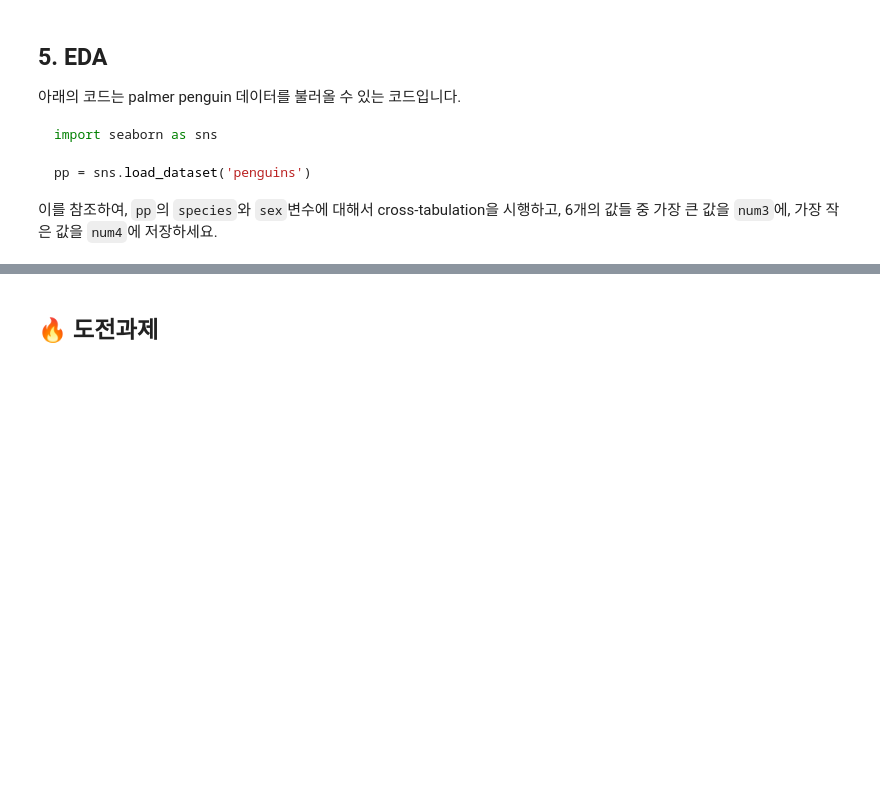
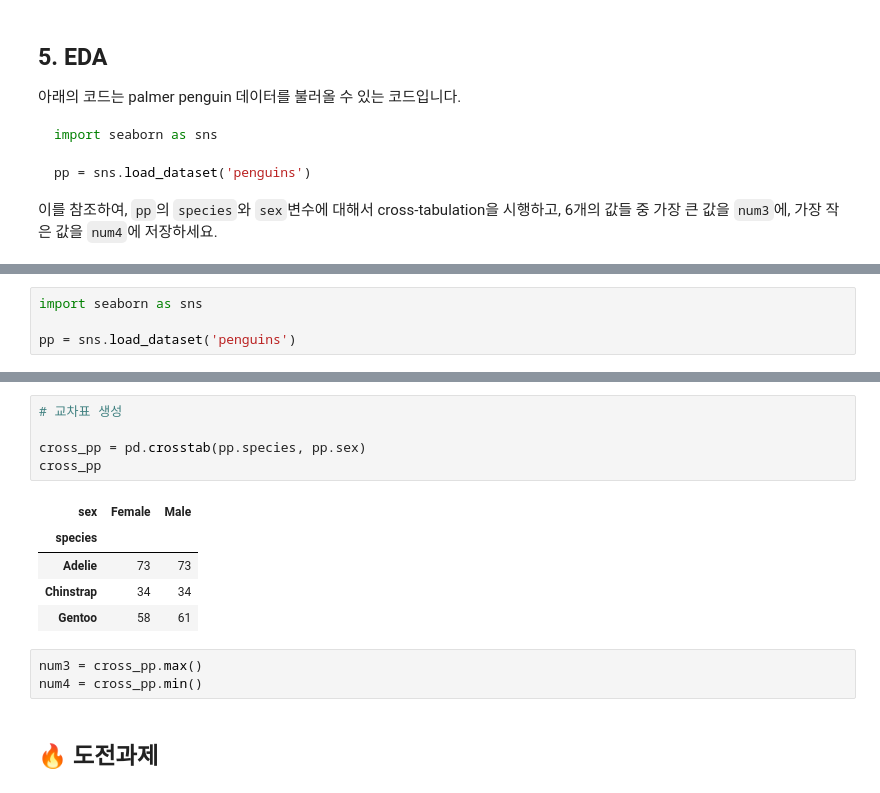
Before and after one commit to heoni00/2021-Sub_Project-Baemin, a Jupyter notebook: EDA/01a_EDA_prob.ipynb, the cells around one changed output, grey strips where cells are left out. Saved outputs shown, nothing was run; the diff lists cells and outputs as text; blank space fills up the shorter version.

```diff
--- a/EDA/01a_EDA_prob.ipynb
+++ b/EDA/01a_EDA_prob.ipynb
@@ -187,0 +217,4 @@ pp = sns.load_dataset('penguins')
+# %%
+import seaborn as sns
+
+pp = sns.load_dataset('penguins')
@@ -188,3 +240,17 @@ pp = sns.load_dataset('penguins')
+# %%
+# 교차표 생성
+
+cross_pp = pd.crosstab(pp.species, pp.sex)
+cross_pp
+# %% [output]
+| sex | Female | Male |
+| species |  |  |
+| Adelie | 73 | 73 |
+| Chinstrap | 34 | 34 |
+| Gentoo | 58 | 61 |
+# %%
+num3 = cross_pp.max()
+num4 = cross_pp.min()
 # %% [markdown]
 ## 🔥 도전과제
 # %% [markdown]
```
Also changed, not shown: parts of 18 cells of this notebook.
